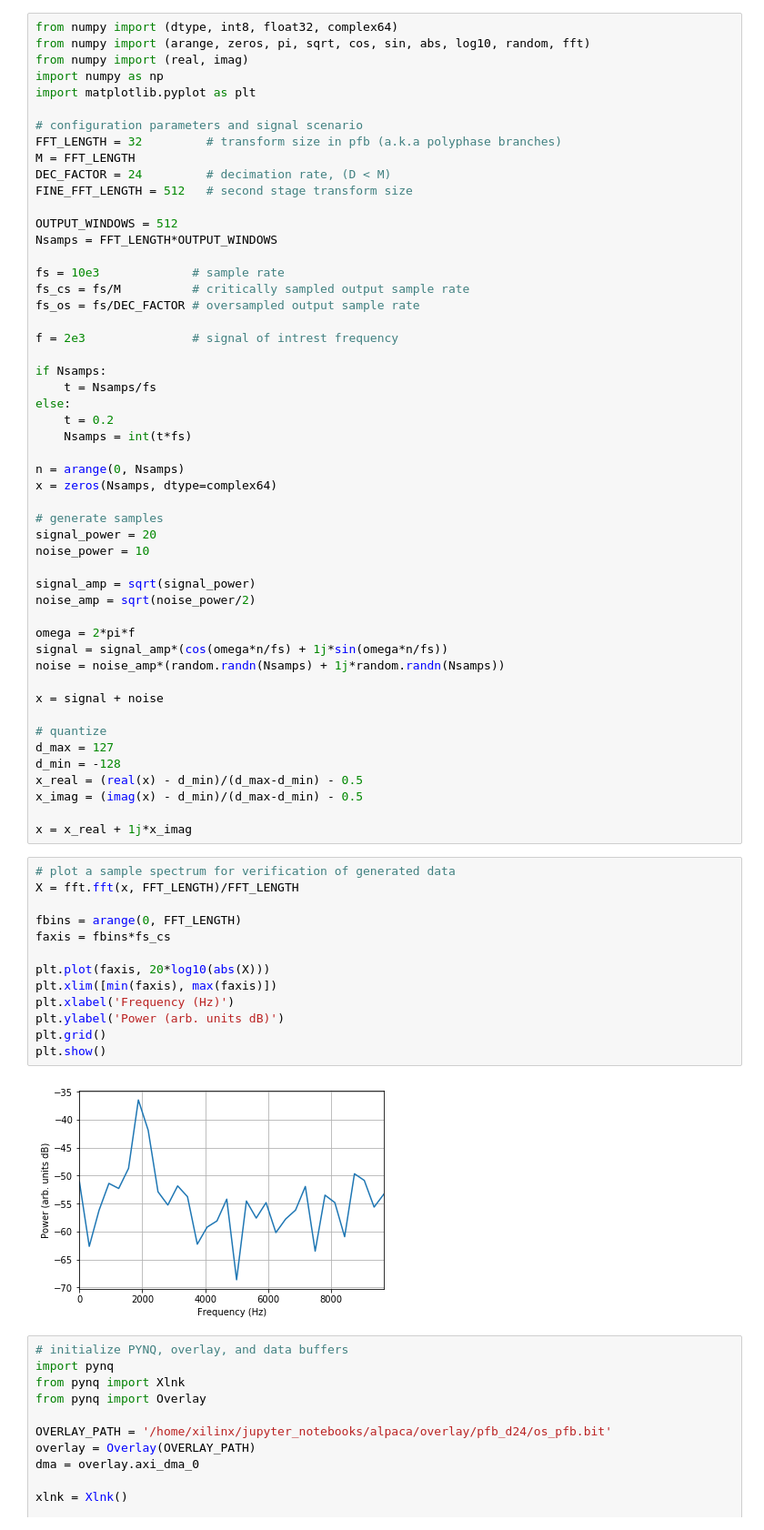
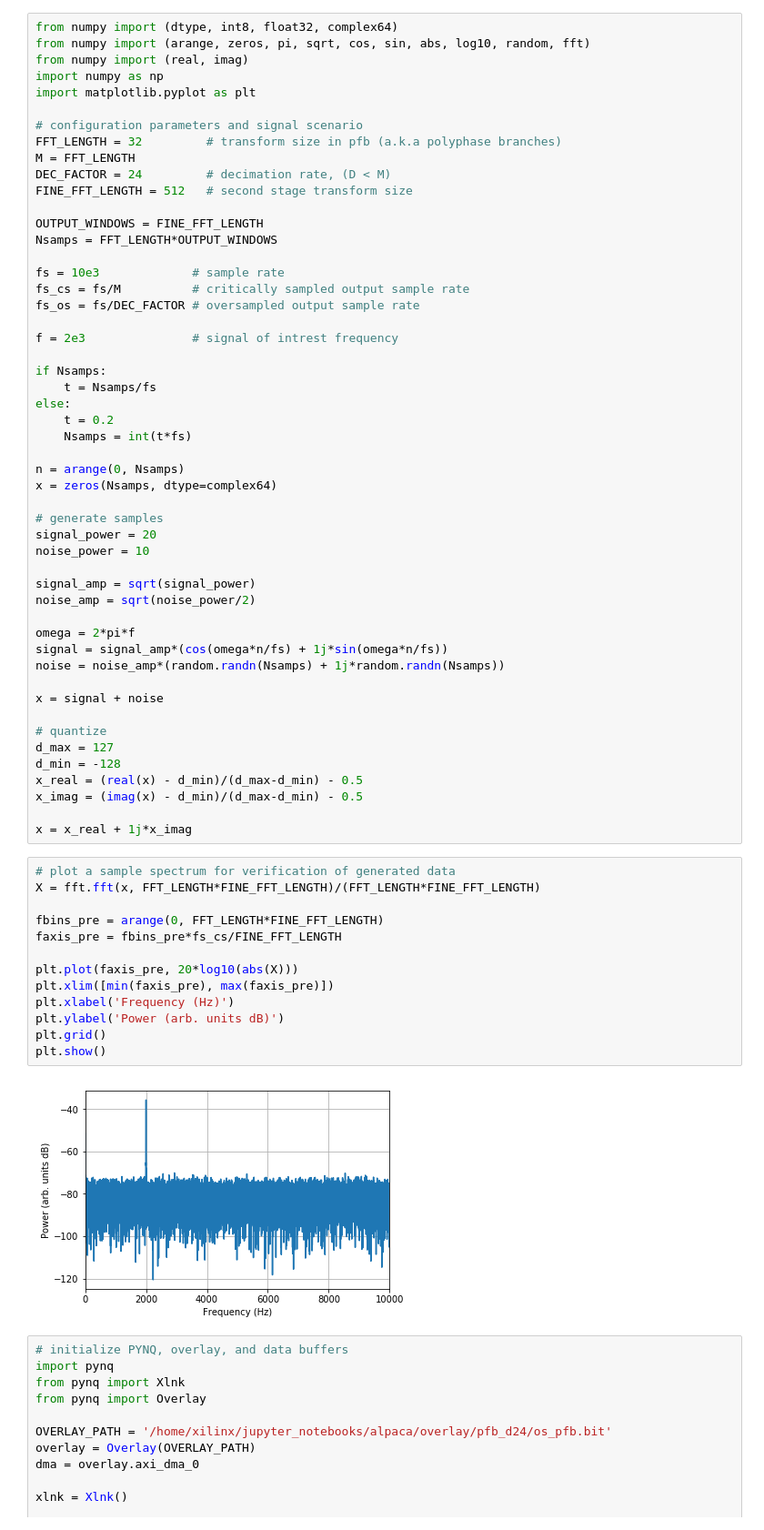
Before and after one commit to mitchburnett/oversampled-pfb, a Jupyter notebook: py/os-pfb-tb.ipynb, the cells around one changed output. Shown at 91% size. Drawn from its saved outputs; the diff is of its cells as text.

```diff
--- a/py/os-pfb-tb.ipynb
+++ b/py/os-pfb-tb.ipynb
@@ -11,7 +11,7 @@ M = FFT_LENGTH
 DEC_FACTOR = 24         # decimation rate, (D < M)
 FINE_FFT_LENGTH = 512   # second stage transform size
 
-OUTPUT_WINDOWS = 512
+OUTPUT_WINDOWS = FINE_FFT_LENGTH
 Nsamps = FFT_LENGTH*OUTPUT_WINDOWS
 
 fs = 10e3             # sample rate
@@ -51,19 +51,19 @@ x_imag = (imag(x) - d_min)/(d_max-d_min) - 0.5
 x = x_real + 1j*x_imag
 # %%
 # plot a sample spectrum for verification of generated data
-X = fft.fft(x, FFT_LENGTH)/FFT_LENGTH
+X = fft.fft(x, FFT_LENGTH*FINE_FFT_LENGTH)/(FFT_LENGTH*FINE_FFT_LENGTH)
 
-fbins = arange(0, FFT_LENGTH)
-faxis = fbins*fs_cs
+fbins_pre = arange(0, FFT_LENGTH*FINE_FFT_LENGTH)
+faxis_pre = fbins_pre*fs_cs/FINE_FFT_LENGTH
 
-plt.plot(faxis, 20*log10(abs(X)))
-plt.xlim([min(faxis), max(faxis)])
+plt.plot(faxis_pre, 20*log10(abs(X)))
+plt.xlim([min(faxis_pre), max(faxis_pre)])
 plt.xlabel('Frequency (Hz)')
 plt.ylabel('Power (arb. units dB)')
 plt.grid()
 plt.show()
 # %% [output]
-[figure, old version]
+[figure, new version]
 # %%
 # initialize PYNQ, overlay, and data buffers
 import pynq
```
Also changed, not shown: parts of 3 cells of this notebook.
